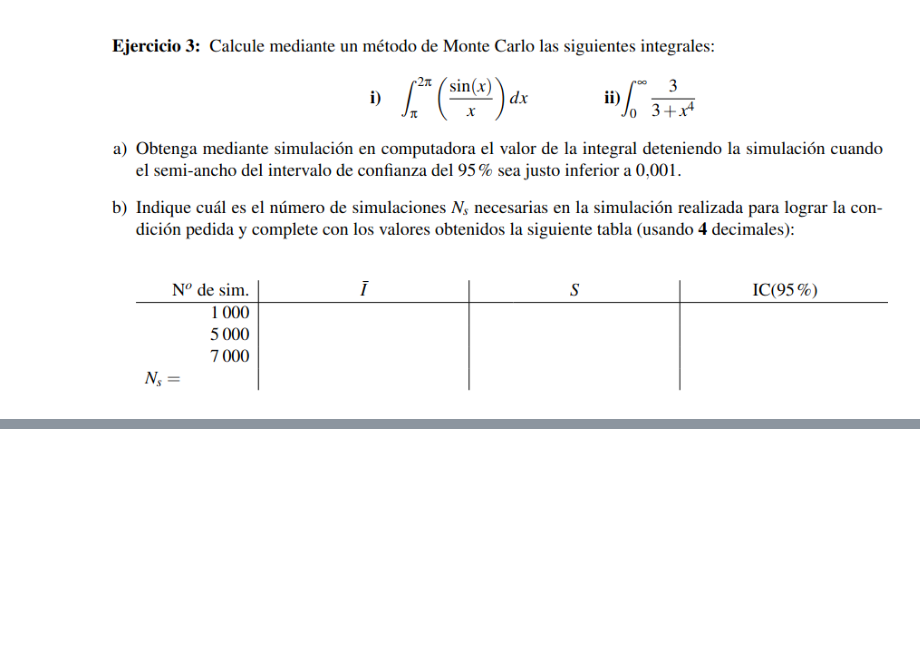
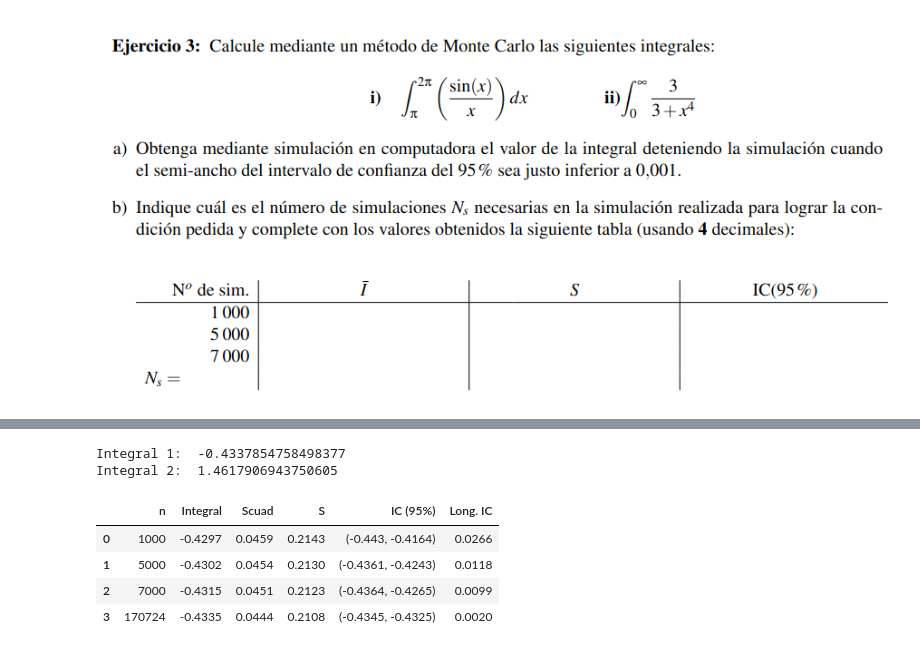
Before and after one commit to vmatiasw/modelos_y_simulacion, a Jupyter notebook: P6E3.ipynb, the cells around one changed output, grey strips where cells are left out. Drawn from its saved outputs; the diff is of its cells as text; code cells hidden in the pictures; blank space fills up the shorter version.

```diff
--- a/P6E3.ipynb
+++ b/P6E3.ipynb
@@ -46,11 +39,63 @@ Error máximo: 0.000510213456924654
 # Integrales
 def integral_1(x): # entre pi y 2pi
   return np.sin(x)/x
-muestreador_integral_1 = gen_integral(integral_1, (np.pi, 2*np.pi))
+
+def integral_1p(x): # entre 0 y 1
+  a = np.pi
+  b = 2 * np.pi
+  return integral_1(a + (b - a) * x) * (b - a)
 
 def integral_2(x): # entre 0 e inf
   return 3 / (3 + x**4)
 
 def integral_2p(x): # entre 0 y 1
   return integral_2(1/x - 1) / x**2
-muestreador_integral_2 = gen_integral(integral_2p, (0, 1))
+
+longitud_intervalo_1 = 1 - 0
+longitud_intervalo_2 = 1 - 0
+
+muestreador_integral_1 = (integral_1p(random()) for _ in iter(int, 1))
+muestreador_integral_2 = (integral_2p(random()) for _ in iter(int, 1))
+
+results_1 = estimar_media_muestreador(muestreador_integral_1)
+results_2 = estimar_media_muestreador(muestreador_integral_2)
+# %%
+print("Integral 1: ", quad(integral_1, np.pi, 2*np.pi)[0])
+print("Integral 2: ", quad(integral_2p, 0, 1)[0])
+# %% [output]
+Integral 1:  -0.4337854758498377
+Integral 2:  1.4617906943750605
+# %%
+def crear_cuadro_descriptivo(results):
+    ns, medias, Scuads, intervalos = zip(*results)
+
+    Ss = np.sqrt(Scuads)
+    long_ic = [i[1] - i[0] for i in intervalos]
+
+    # Redondeo individual antes de crear el DataFrame
+    decimales = 4
+    medias = np.round(medias, decimales)
+    Scuads = np.round(Scuads, decimales)
+    Ss = np.round(Ss, decimales)
+    long_ic = np.round(long_ic, decimales)
+    intervalos = [tuple(np.round(i, decimales)) for i in intervalos]
+
+    df = pd.DataFrame({
+        "n": ns,
+        "Integral": medias,
+        "Scuad": Scuads,
+        "S": Ss,
+        "IC (95%)": intervalos,
+        "Long. IC": long_ic
+    })
+
+    return df
+
+df_1 = crear_cuadro_descriptivo(results_1)
+df_1
+# %% [output]
+|  | n | Integral | Scuad | S | IC (95%) | Long. IC |
+| 0 | 1000 | -0.4297 | 0.0459 | 0.2143 | (-0.443, -0.4164) | 0.0266 |
+| 1 | 5000 | -0.4302 | 0.0454 | 0.2130 | (-0.4361, -0.4243) | 0.0118 |
+| 2 | 7000 | -0.4315 | 0.0451 | 0.2123 | (-0.4364, -0.4265) | 0.0099 |
+| 3 | 170724 | -0.4335 | 0.0444 | 0.2108 | (-0.4345, -0.4325) | 0.0020 |
```
Also changed, not shown: parts of 2 cells of this notebook.
